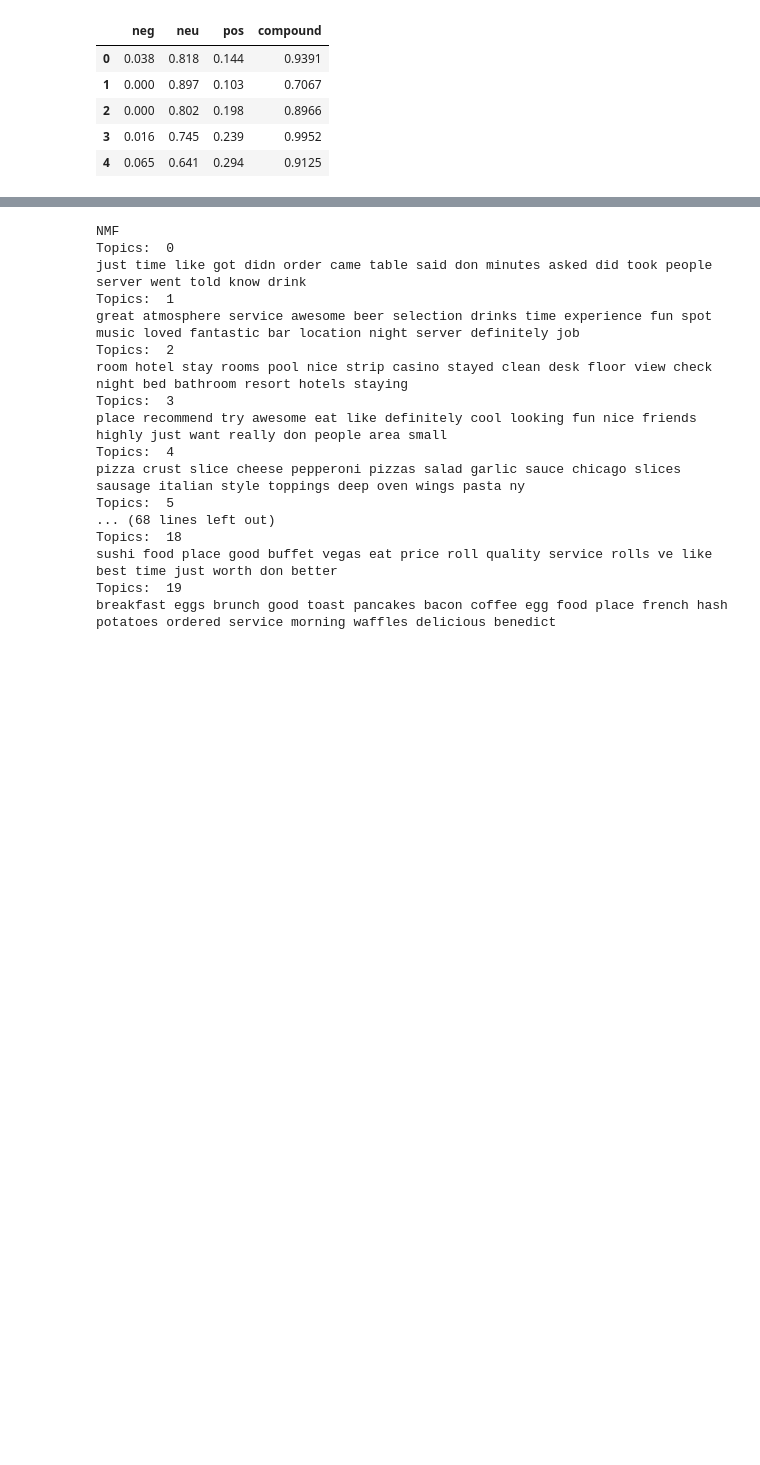
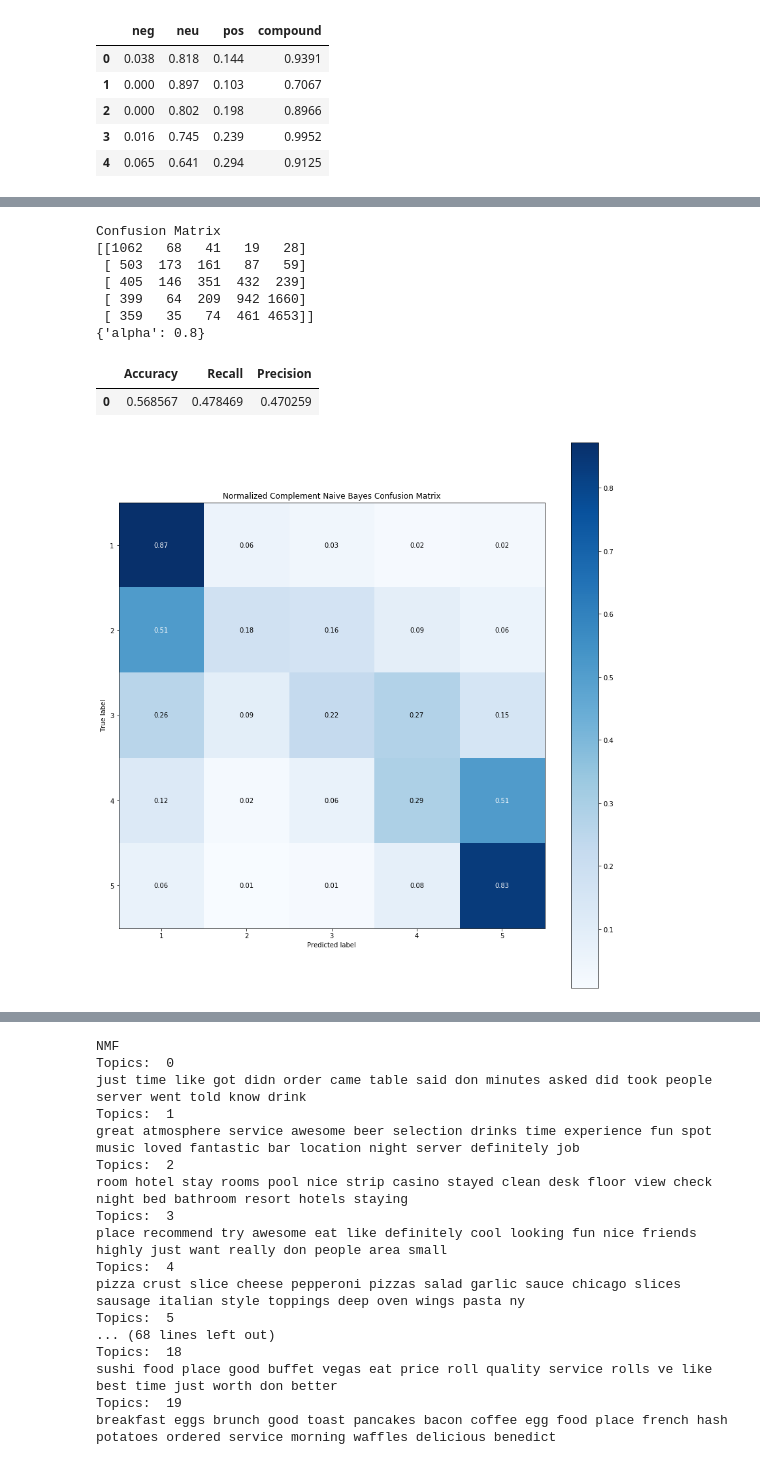
Before and after one commit to cjmckeag/134yelp, a Jupyter notebook: text analysis and eda.ipynb, the cells around one changed output, grey strips where cells are left out. Cells and saved outputs as stored; diff of their text form; code cells hidden in the pictures; blank space fills up the shorter version.

```diff
--- a/text analysis and eda.ipynb
+++ b/text analysis and eda.ipynb
@@ -529,0 +649,13 @@ Normalized confusion matrix
+# %%
+multNB(X_Train_tfidf, Y_Train_tfidf, X_Test_tfidf, Y_Test_tfidf, scale = False, weight = True)
+# %% [output]
+Confusion Matrix
+[[1062   68   41   19   28]
+ [ 503  173  161   87   59]
+ [ 405  146  351  432  239]
+ [ 399   64  209  942 1660]
+ [ 359   35   74  461 4653]]
+{'alpha': 0.8}
+|  | Accuracy | Recall | Precision |
+| 0 | 0.568567 | 0.478469 | 0.470259 |
+[figure, added]
```
Also changed, not shown: parts of 16 cells of this notebook.
